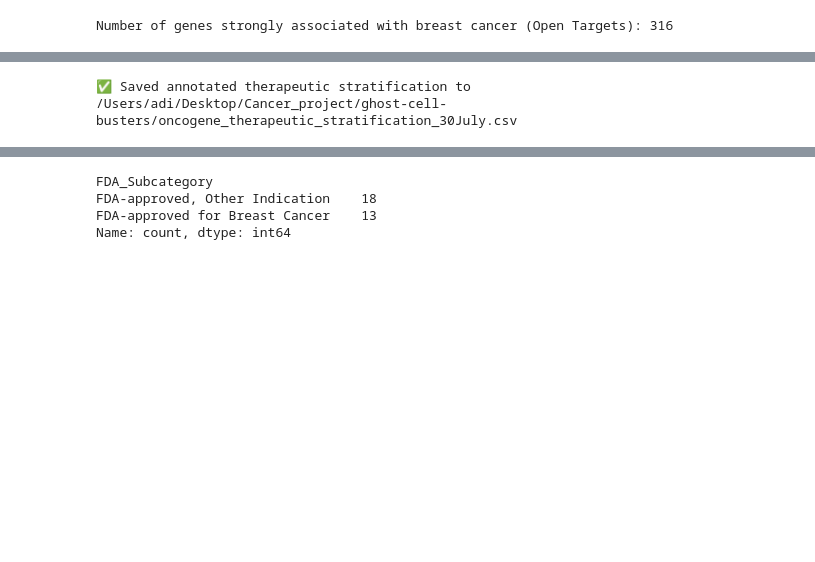
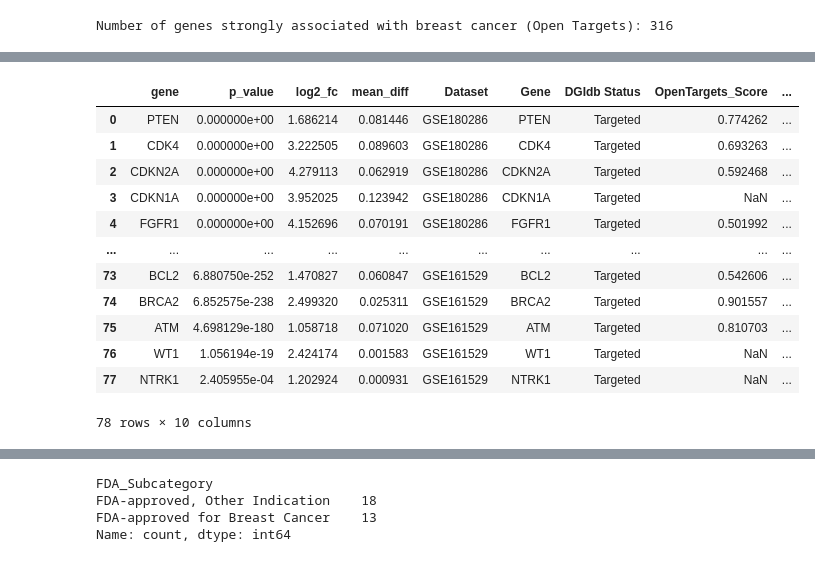
Before and after one commit to oliverraj/interpretable-machine-learning-oncology, a Jupyter notebook: notebooks/10_Combined_DE.ipynb, the cells around one changed output, grey strips where cells are left out. Cells and saved outputs as stored; diff of their text form; code cells hidden in the pictures; blank space fills up the shorter version.

```diff
--- a/notebooks/10_Combined_DE.ipynb
+++ b/notebooks/10_Combined_DE.ipynb
@@ -51,18 +37,3 @@ print(df.shape)
 # %%
-## Step 1: Load DGIdb interaction data and extract druggable genes
-
-import pandas as pd
-import os
-
-# Load DGIdb interactions.tsv (adjust path as needed)
-dgidb_path = os.path.expanduser("~/Desktop/Cancer_project/ghost-cell-busters/interactions.tsv")
-dgidb_df = pd.read_csv(dgidb_path, sep="\t")
-
-# Filter druggable genes: approved or anti-neoplastic
-dgidb_filtered = dgidb_df[
-    (dgidb_df["approved"] == True) | (dgidb_df["anti_neoplastic"] == True)
-]
-
-# Unique druggable gene symbols (uppercased for consistency)
-druggable_genes = dgidb_filtered["gene_name"].dropna().str.upper().unique()
-print(f"Number of druggable genes from DGIdb: {len(druggable_genes)}")
+# Load DGIdb interaction data and extract druggable genes
+dgidb_df = pd.read_csv(f"{assets}/interactions.tsv", sep="\t")
@@ -116,0 +126,7 @@ Number of genes strongly associated with breast cancer (Open Targets): 316
+# %%
+# Merge DE genes with DGIdb and Open Targets info
+# Ensure gene symbols uppercase in DE dataframe for consistency
+combined_df["Gene"] = combined_df["gene"].str.upper()
+
+# Add DGIdb Status
+combined_df["DGIdb Status"] = combined_df["Gene"].apply(lambda x: "Targeted" if x in druggable_genes else "Not Targeted")
@@ -117,15 +149,24 @@ Number of genes strongly associated with breast cancer (Open Targets): 316
 # %%
-## Step 3: Merge DE genes with DGIdb and Open Targets info
-# Ensure gene symbols uppercase in DE dataframe for consistency
-df["Gene"] = df["gene"].str.upper()
-
-# Add DGIdb Status
-df["DGIdb Status"] = df["Gene"].apply(lambda x: "Targeted" if x in druggable_genes else "Not Targeted")
-
 # Merge with Open Targets scores (left join to keep all DE genes)
-df = df.merge(open_targets_df, how="left", left_on="Gene", right_on="Gene")
+df = combined_df.merge(open_targets_df, how="left", left_on="Gene", right_on="Gene")
 
 # Add breast cancer support flags
 df["BreastCancer_Supported"] = df["OpenTargets_Score"].notna()
 df["Strong_BreastCancer_Support"] = df["OpenTargets_Score"].fillna(0) >= 0.5
+# %%
+df
+# %% [output]
+|  | gene | p_value | log2_fc | mean_diff | Dataset | Gene | DGIdb Status | OpenTargets_Score | ... |
+| 0 | PTEN | 0.000000e+00 | 1.686214 | 0.081446 | GSE180286 | PTEN | Targeted | 0.774262 | ... |
+| 1 | CDK4 | 0.000000e+00 | 3.222505 | 0.089603 | GSE180286 | CDK4 | Targeted | 0.693263 | ... |
+| 2 | CDKN2A | 0.000000e+00 | 4.279113 | 0.062919 | GSE180286 | CDKN2A | Targeted | 0.592468 | ... |
+| 3 | CDKN1A | 0.000000e+00 | 3.952025 | 0.123942 | GSE180286 | CDKN1A | Targeted | NaN | ... |
+| 4 | FGFR1 | 0.000000e+00 | 4.152696 | 0.070191 | GSE180286 | FGFR1 | Targeted | 0.501992 | ... |
+| ... | ... | ... | ... | ... | ... | ... | ... | ... | ... |
+| 73 | BCL2 | 6.880750e-252 | 1.470827 | 0.060847 | GSE161529 | BCL2 | Targeted | 0.542606 | ... |
+| 74 | BRCA2 | 6.852575e-238 | 2.499320 | 0.025311 | GSE161529 | BRCA2 | Targeted | 0.901557 | ... |
+| 75 | ATM | 4.698129e-180 | 1.058718 | 0.071020 | GSE161529 | ATM | Targeted | 0.810703 | ... |
+| 76 | WT1 | 1.056194e-19 | 2.424174 | 0.001583 | GSE161529 | WT1 | Targeted | NaN | ... |
+| 77 | NTRK1 | 2.405955e-04 | 1.202924 | 0.000931 | GSE161529 | NTRK1 | Targeted | NaN | ... |
+78 rows × 10 columns
 # %%
@@ -156,10 +196,5 @@ def assign_targeting_category(row):
 
 df["Targeting Category"] = df.apply(assign_targeting_category, axis=1)
 # %%
-##Step 6: Save the annotated dataframe
-
-output_path = os.path.expanduser("~/Desktop/Cancer_project/ghost-cell-busters/oncogene_therapeutic_stratification_30July.csv")
-df.to_csv(output_path, index=False)
-print(f"✅ Saved annotated therapeutic stratification to {output_path}")
+# Save the annotated dataframe
+df.to_csv(f"{assets}/Oncogene_therapeutic_stratification.csv", index=False)
-# %% [output]
-✅ Saved annotated therapeutic stratification to /Users/adi/Desktop/Cancer_project/ghost-cell-busters/oncogene_therapeutic_stratification_30July.csv
```
Also changed, not shown: parts of 69 cells of this notebook, 1 other file.
